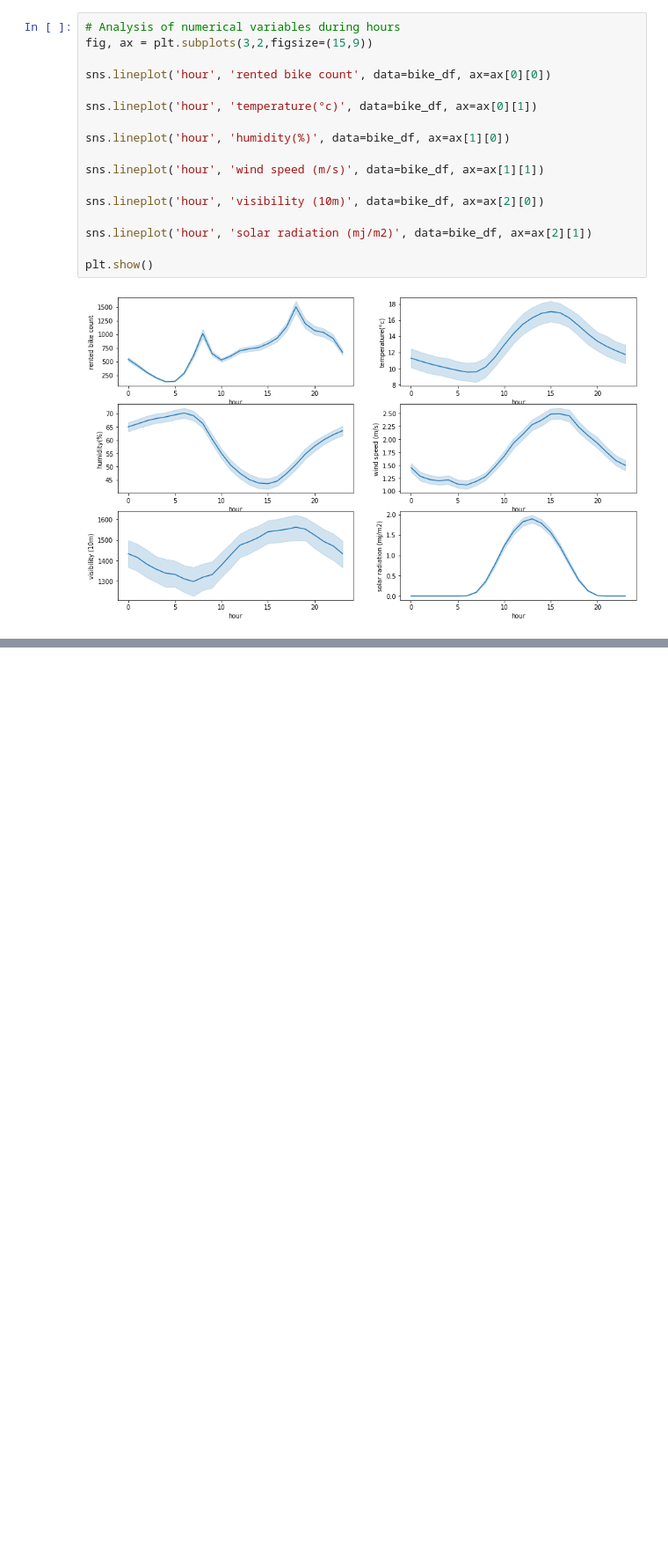
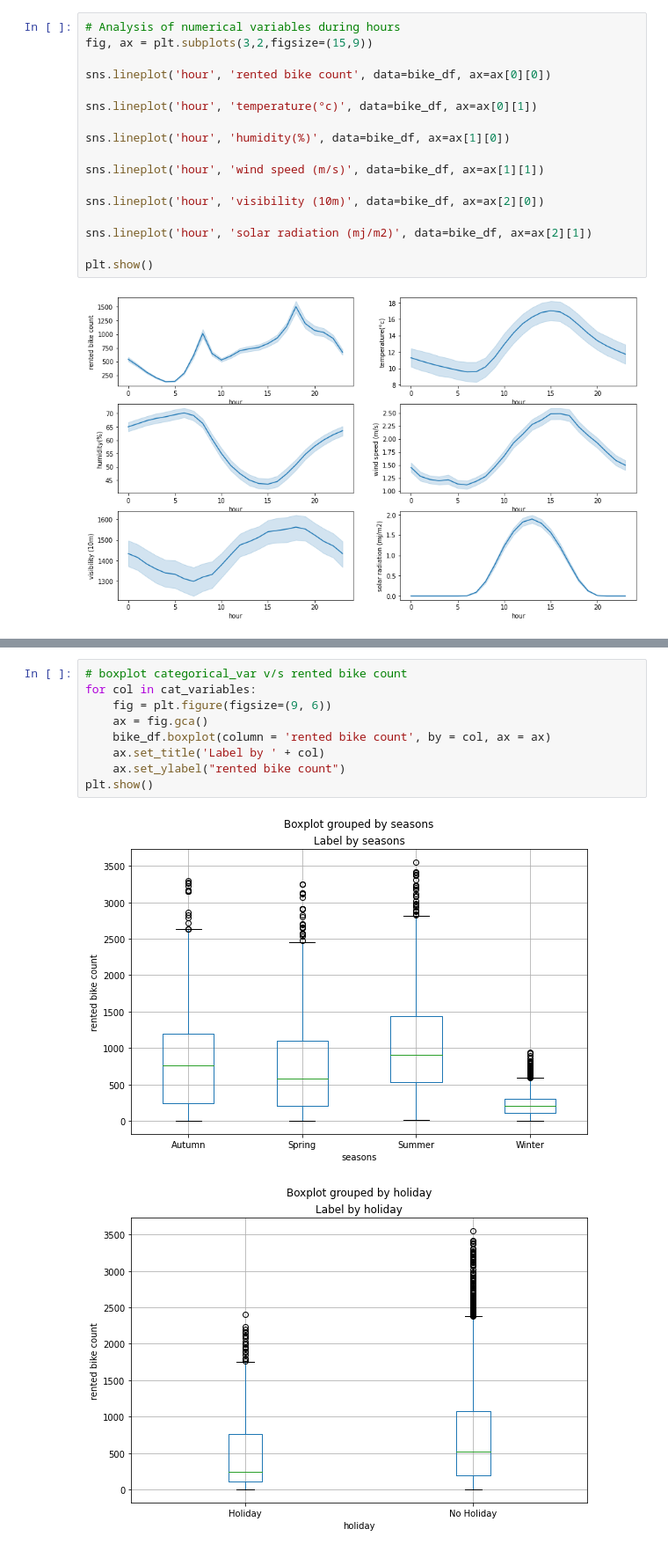
Before and after one commit to harishgawade1999/Bike_Sharing_Demand_Prediction_Capstone_Project, a Jupyter notebook: New_Harish_Bike_Sharing_Demand_Prediction_Capstone_Project.ipynb, the cells around one changed output, grey strips where cells are left out. Shown at 88% size. Cells and saved outputs as stored; diff of their text form; blank space fills up the shorter version.

```diff
--- a/New_Harish_Bike_Sharing_Demand_Prediction_Capstone_Project.ipynb
+++ b/New_Harish_Bike_Sharing_Demand_Prediction_Capstone_Project.ipynb
@@ -294,0 +358,12 @@ plt.show()
+# %%
+# boxplot categorical_var v/s rented bike count
+for col in cat_variables:
+    fig = plt.figure(figsize=(9, 6))
+    ax = fig.gca()
+    bike_df.boxplot(column = 'rented bike count', by = col, ax = ax)
+    ax.set_title('Label by ' + col)
+    ax.set_ylabel("rented bike count")
+plt.show()
+# %% [output]
+[figure, added]
+[figure, added]
```
Also changed, not shown: parts of 9 cells of this notebook.
